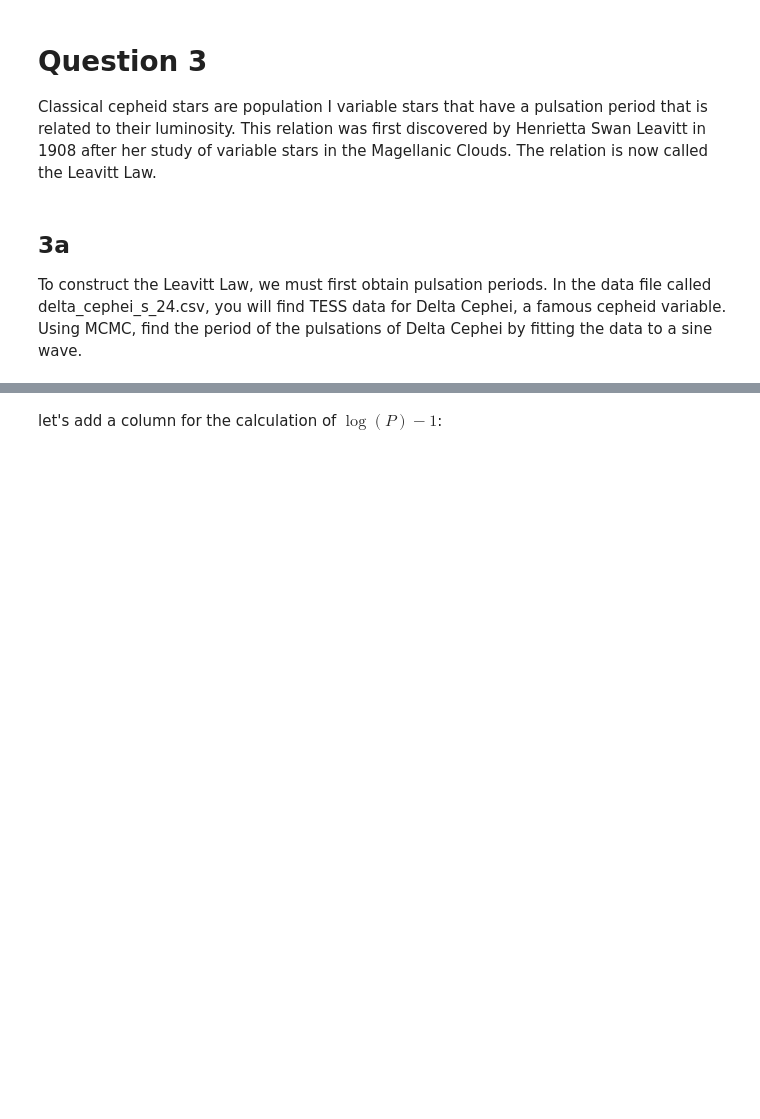
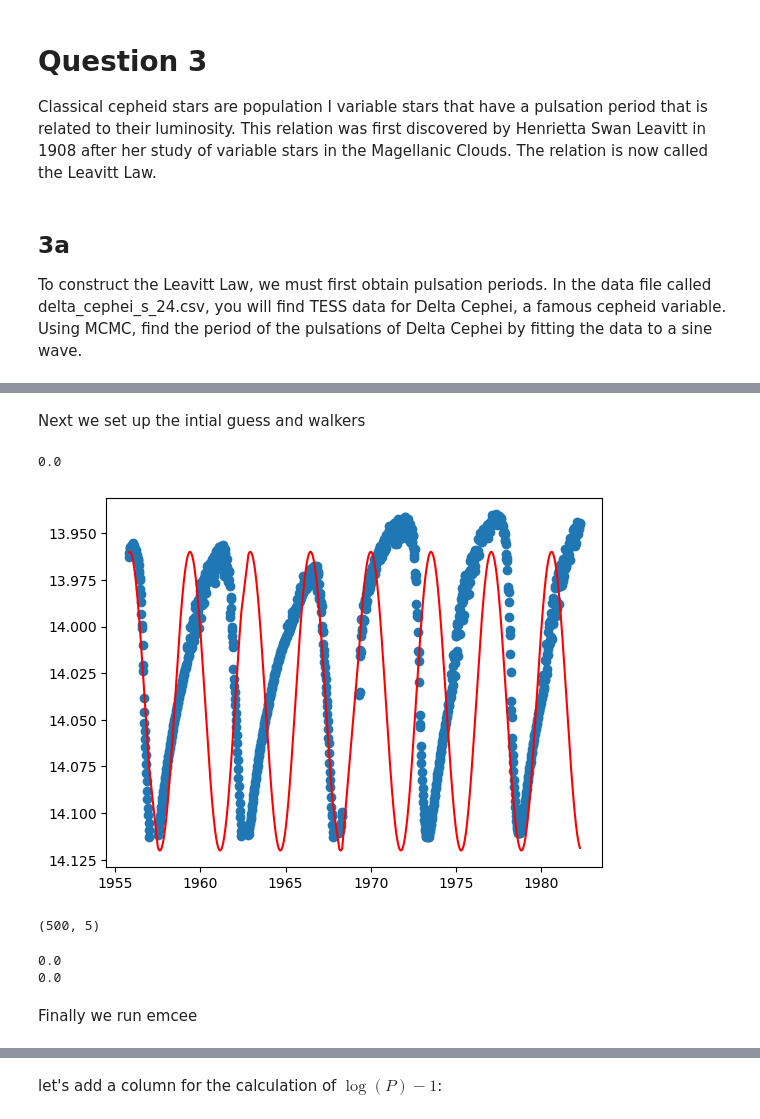
Before and after one commit to gilgarcia-01/ASTR5900, a Jupyter notebook: hw/data_fitting_project/solutions/homework_solutions.ipynb, the cells around one changed output, grey strips where cells are left out. Saved outputs shown, nothing was run; the diff lists cells and outputs as text; code cells hidden in the pictures; blank space fills up the shorter version.

```diff
--- a/hw/data_fitting_project/solutions/homework_solutions.ipynb
+++ b/hw/data_fitting_project/solutions/homework_solutions.ipynb
@@ -264,0 +263,5 @@ cepheids.head()
+# %%
+#model
+def model(parameters):
+    curve = parameters[2]*np.sin((parameters[3]*x)/parameters[0]+parameters[4]) + parameters[1]
+    return curve
@@ -264,0 +276,18 @@ cepheids.head()
+# %%
+#prior
+def LnPrior(parameters):
+    ''' This is the log-prior function '''
+    #min and max value for each paramater
+    cmax=14.5
+    cmin=13.5
+    pmax=6
+    pmin=4
+    #impose those conditions here
+    if (pmin <= parameters[0] <= pmax) and  (cmin <= parameters[1] <= cmax) and (0.05 <= parameters[2] <= 0.1) and (parameters[4] <= 0) :
+        lnprobconst=0.0 #logL= prob*0
+    else:
+        lnprobconst=-np.inf
+
+    lnprior=lnprobconst
+
+    return lnprior
@@ -264,0 +308,53 @@ cepheids.head()
+# %% [markdown]
+Next we set up the intial guess and walkers
+# %%
+ini_p = 5.3
+ini_c = 14.04
+ini_a = 0.08
+ini_b = 3*np.pi
+ini_s = -5
+initial_parameters = np.array([ini_p,ini_c,ini_a,ini_b,ini_s])
+
+x = delta_cepheids['time']
+y = delta_cepheids['mag']
+yerr = delta_cepheids['mag_err']
+plt.scatter(x,y)
+plt.plot(x,model(initial_parameters),color='r')
+plt.gca().invert_yaxis(); #high mag = dim
+
+LnPrior(initial_parameters)
+# %% [output]
+0.0
+[figure, added]
+# %%
+nwalkers = 500
+
+#get the intial position for all the walkers using our initial guess
+ini_p2=ini_p+0.03*np.random.randn(nwalkers)
+ini_c2=ini_c+0.1*np.random.randn(nwalkers)
+ini_a2=ini_a+0.01*np.random.randn(nwalkers)
+ini_b2=ini_b+0.01*np.random.randn(nwalkers)
+ini_s2=ini_s+0.3*np.random.randn(nwalkers)
+
+#check some of the initial guess values
+#print (ini_p.min(),ini_p.max())
+#print (ini_a.min(),ini_a.max())
+
+initial_positions = np.vstack([ini_p2,ini_c2,ini_a2,ini_b2,ini_s2]).T
+initial_positions.shape
+# %% [output]
+(500, 5)
+# %%
+initial_lnprior=np.zeros(nwalkers)
+for i in np.arange(100):
+    paramtemp=initial_positions[i,:]
+    initial_lnprior[i]=LnPrior(paramtemp)
+
+#we can proceed if these are both 0
+print(initial_lnprior.min())
+print(initial_lnprior.max())
+# %% [output]
+0.0
+0.0
+# %% [markdown]
+Finally we run emcee
```
Also changed, not shown: parts of 19 cells of this notebook.
